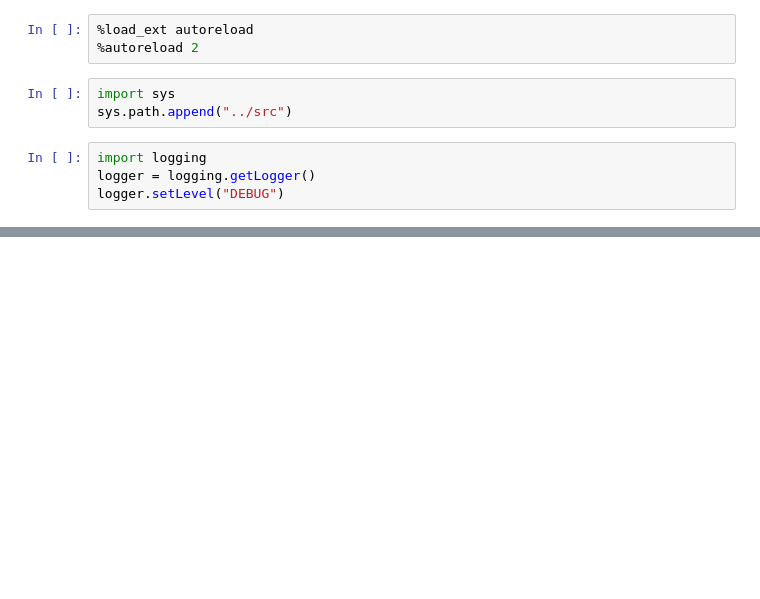
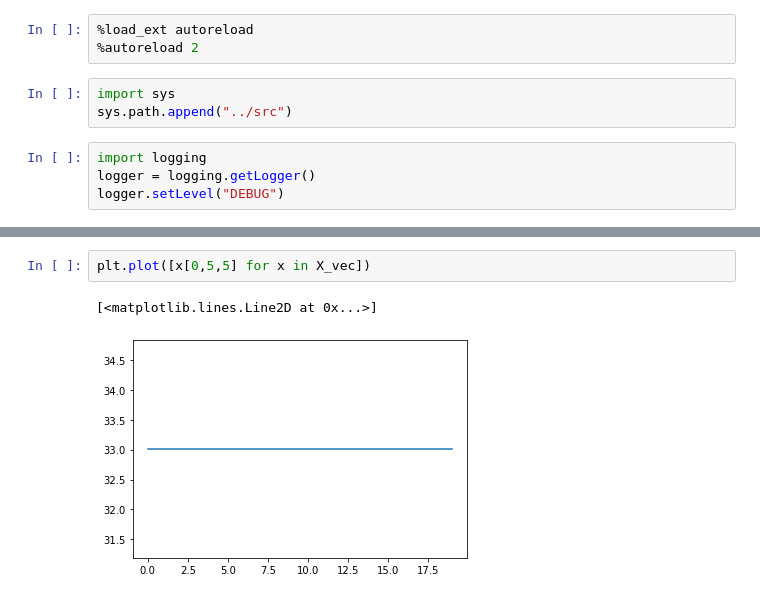
Before and after one commit to seantyh/torchChar, a Jupyter notebook: notebooks/04-nn-internal.ipynb, the cells around one changed output, grey strips where cells are left out. Cells and saved outputs as stored; diff of their text form; blank space fills up the shorter version.

```diff
--- a/notebooks/04-nn-internal.ipynb
+++ b/notebooks/04-nn-internal.ipynb
@@ -18,0 +87,5 @@ AttributeError: module 'torchChar' has no attribute 'get_model_dir'
+# %%
+plt.plot([x[0,5,5] for x in X_vec])
+# %% [output]
+[<matplotlib.lines.Line2D at 0x...>]
+[figure, added]
```
Also changed, not shown: parts of 13 cells of this notebook, 5 other files.
